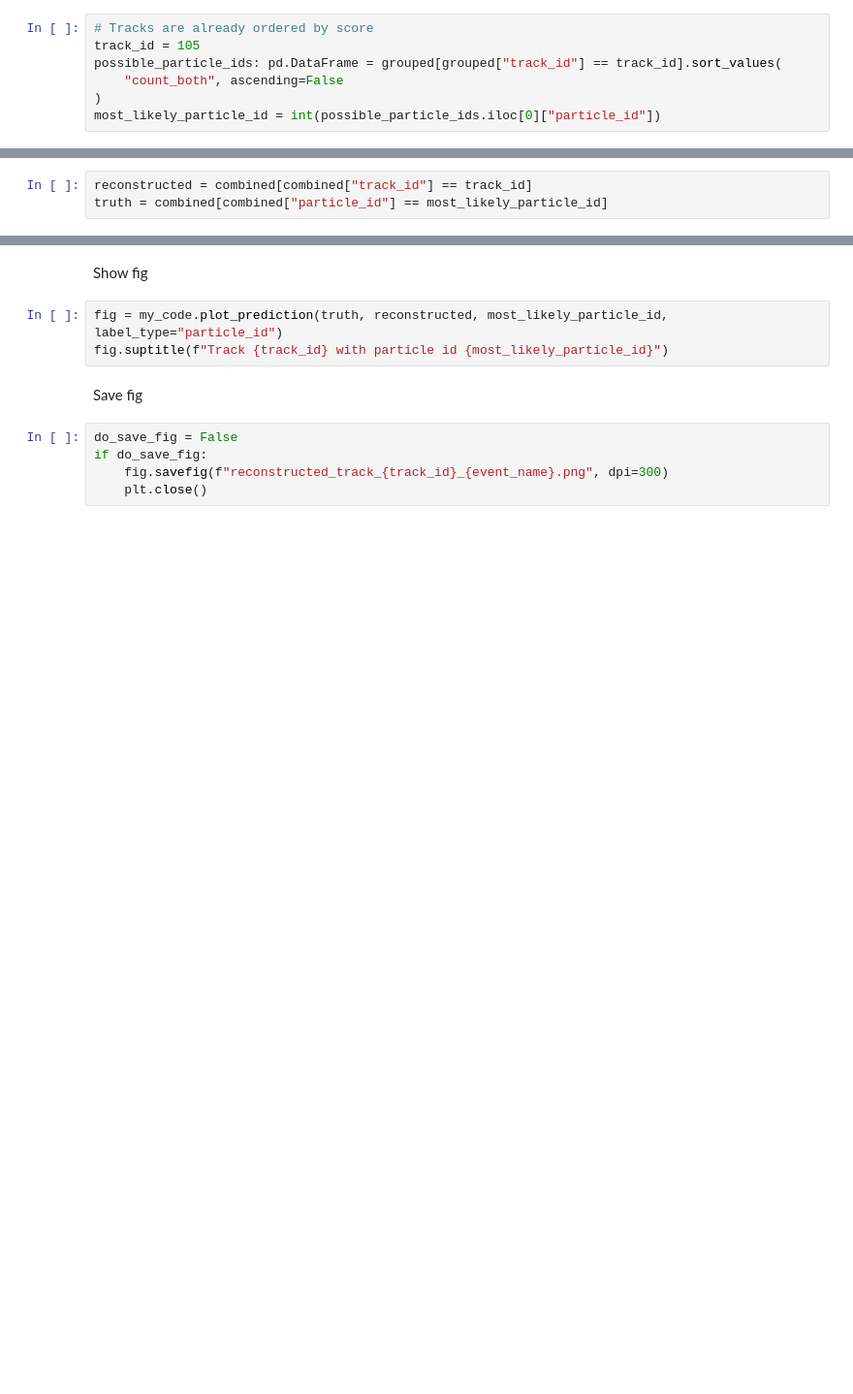
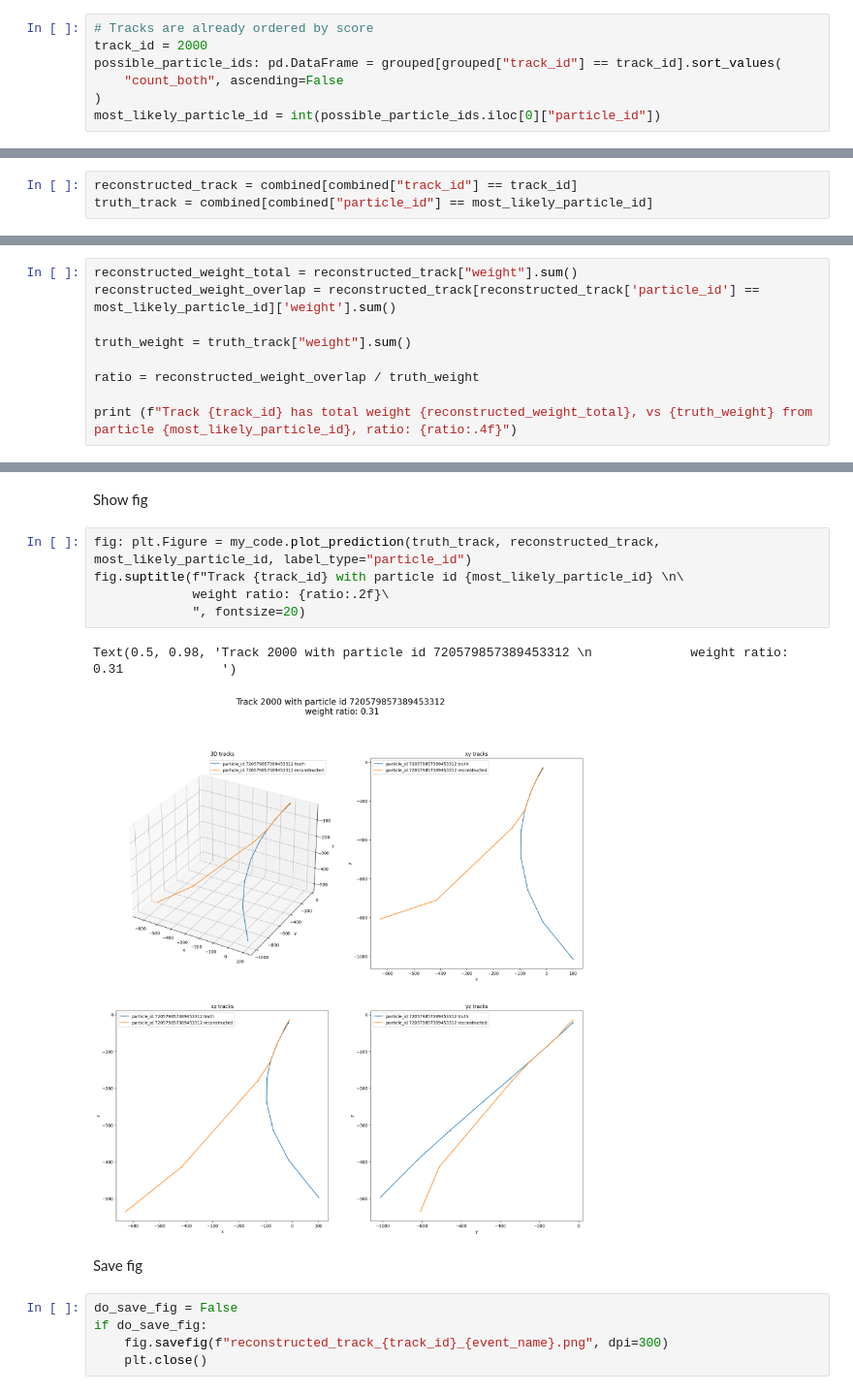
Before and after one commit to lschoonheid/BachelorProject, a Jupyter notebook: python_code/debug.ipynb, the cells around one changed output, grey strips where cells are left out. Shown at 97% size. Cells and saved outputs as stored; diff of their text form; blank space fills up the shorter version.

Commit message:
more detailed plots

```diff
--- a/python_code/debug.ipynb
+++ b/python_code/debug.ipynb
@@ -240,7 +240,7 @@ print(grouped[grouped['track_id'] > 0])
 Select most likely related true `particle_id`
 # %%
 # Tracks are already ordered by score
-track_id = 105
+track_id = 2000
 possible_particle_ids: pd.DataFrame = grouped[grouped["track_id"] == track_id].sort_values(
     "count_both", ascending=False
 )
@@ -248,6 +248,6 @@ most_likely_particle_id = int(possible_particle_ids.iloc[0]["particle_id"])
 # %% [markdown]
 Select related truth and reconstructed data
 # %%
-reconstructed = combined[combined["track_id"] == track_id]
-truth = combined[combined["particle_id"] == most_likely_particle_id]
+reconstructed_track = combined[combined["track_id"] == track_id]
+truth_track = combined[combined["particle_id"] == most_likely_particle_id]
 # %%
@@ -256,0 +278,9 @@ print(reconstructed)
+# %%
+reconstructed_weight_total = reconstructed_track["weight"].sum()
+reconstructed_weight_overlap = reconstructed_track[reconstructed_track['particle_id'] == most_likely_particle_id]['weight'].sum()
+
+truth_weight = truth_track["weight"].sum()
+
+ratio = reconstructed_weight_overlap / truth_weight
+
+print (f"Track {track_id} has total weight {reconstructed_weight_total}, vs {truth_weight} from particle {most_likely_particle_id}, ratio: {ratio:.4f}")
@@ -257,8 +289,13 @@ print(reconstructed)
 # %% [markdown]
 Show fig
 # %%
-fig = my_code.plot_prediction(truth, reconstructed, most_likely_particle_id, label_type="particle_id")
-fig.suptitle(f"Track {track_id} with particle id {most_likely_particle_id}")
+fig: plt.Figure = my_code.plot_prediction(truth_track, reconstructed_track, most_likely_particle_id, label_type="particle_id")
+fig.suptitle(f"Track {track_id} with particle id {most_likely_particle_id} \n\
+             weight ratio: {ratio:.2f}\
+             ", fontsize=20)
+# %% [output]
+Text(0.5, 0.98, 'Track 2000 with particle id 720579857389453312 \n             weight ratio: 0.31             ')
+[figure, added]
 # %% [markdown]
 Save fig
 # %%
```
Also changed, not shown: parts of 3 cells of this notebook, 1 other file.
